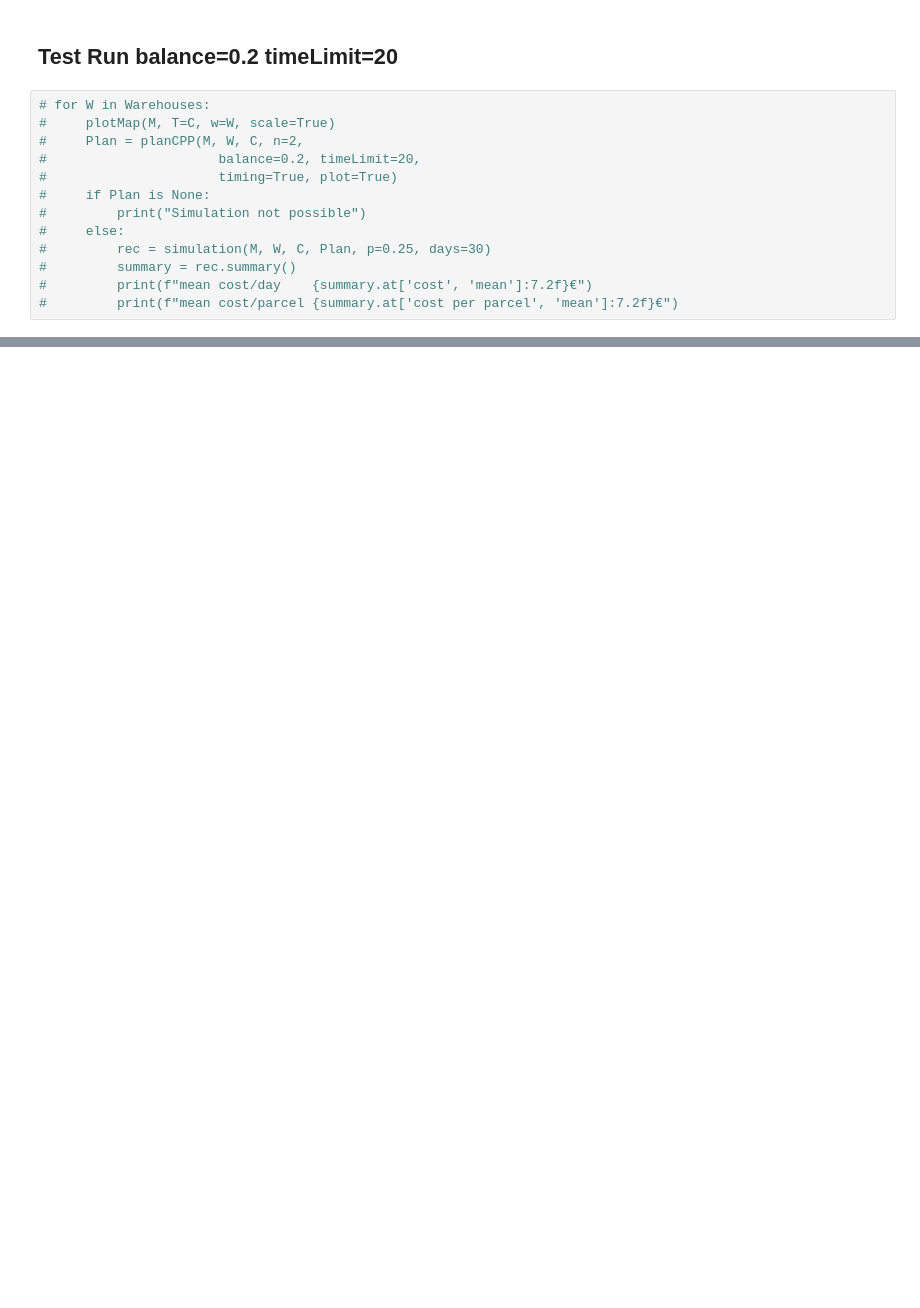
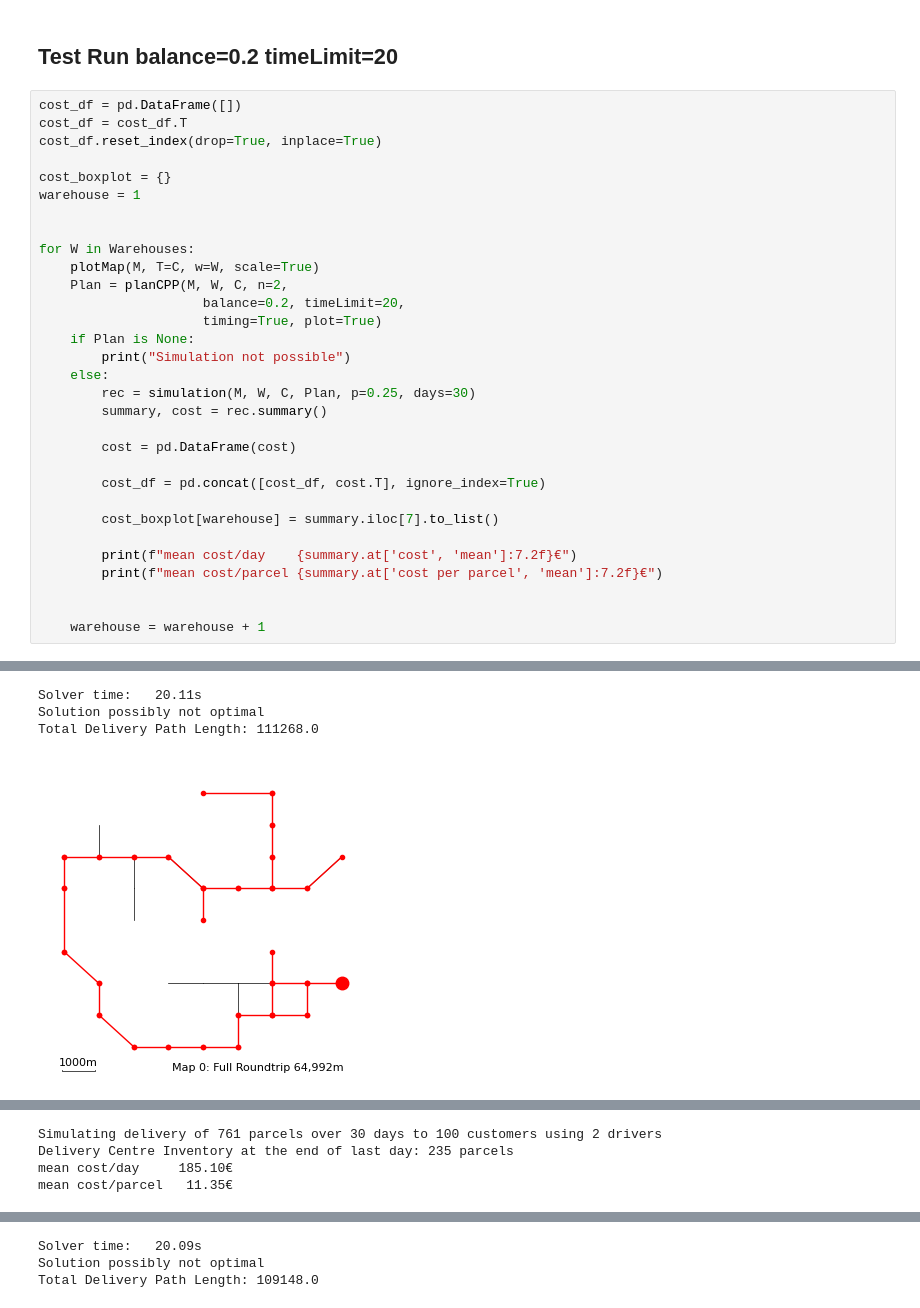
Before and after one commit to Somewhat-Coder/MSO, a Jupyter notebook: Simulation Step 8 Statistical Evaluation.ipynb, the cells around one changed output, grey strips where cells are left out. Drawn from its saved outputs; the diff is of its cells as text; blank space fills up the shorter version.

```diff
--- a/Simulation Step 8 Statistical Evaluation.ipynb
+++ b/Simulation Step 8 Statistical Evaluation.ipynb
@@ -2100,15 +2083,34 @@ p-value: 0.9976269983483077
 # %% [markdown]
 ## Test Run balance=0.2 timeLimit=20
 # %%
-# for W in Warehouses:
-#     plotMap(M, T=C, w=W, scale=True)
-#     Plan = planCPP(M, W, C, n=2,
-#                      balance=0.2, timeLimit=20,
-#                      timing=True, plot=True)
-#     if Plan is None:
-#         print("Simulation not possible")
-#     else:
-#         rec = simulation(M, W, C, Plan, p=0.25, days=30)
-#         summary = rec.summary()
-#         print(f"mean cost/day    {summary.at['cost', 'mean']:7.2f}€")
-#         print(f"mean cost/parcel {summary.at['cost per parcel', 'mean']:7.2f}€")
+cost_df = pd.DataFrame([])
+cost_df = cost_df.T
+cost_df.reset_index(drop=True, inplace=True)
+
+cost_boxplot = {}
+warehouse = 1
+
+
+for W in Warehouses:
+    plotMap(M, T=C, w=W, scale=True)
+    Plan = planCPP(M, W, C, n=2,
+                     balance=0.2, timeLimit=20,
+                     timing=True, plot=True)
+    if Plan is None:
+        print("Simulation not possible")
+    else:
+        rec = simulation(M, W, C, Plan, p=0.25, days=30)
+        summary, cost = rec.summary()
+
+        cost = pd.DataFrame(cost)
+
+        cost_df = pd.concat([cost_df, cost.T], ignore_index=True)
+
+        cost_boxplot[warehouse] = summary.iloc[7].to_list()
+
+        print(f"mean cost/day    {summary.at['cost', 'mean']:7.2f}€")
+        print(f"mean cost/parcel {summary.at['cost per parcel', 'mean']:7.2f}€")
+
+
+    warehouse = warehouse + 1
+# %% [output]
@@ -2114,0 +2118,4 @@ p-value: 0.9976269983483077
+Solver time:   20.11s
+Solution possibly not optimal
+Total Delivery Path Length: 111268.0
+[figure, added]
@@ -2114,0 +2125,4 @@ p-value: 0.9976269983483077
+Simulating delivery of 761 parcels over 30 days to 100 customers using 2 drivers
+Delivery Centre Inventory at the end of last day: 235 parcels
+mean cost/day     185.10€
+mean cost/parcel   11.35€
@@ -2114,0 +2130,3 @@ p-value: 0.9976269983483077
+Solver time:   20.09s
+Solution possibly not optimal
+Total Delivery Path Length: 109148.0
```
Also changed, not shown: parts of 12 cells of this notebook, 1 other file.
